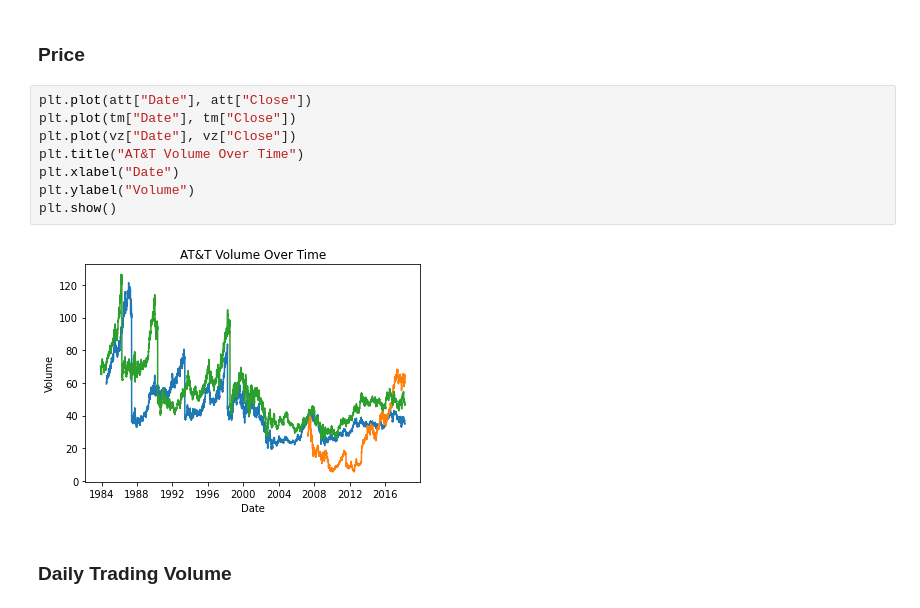
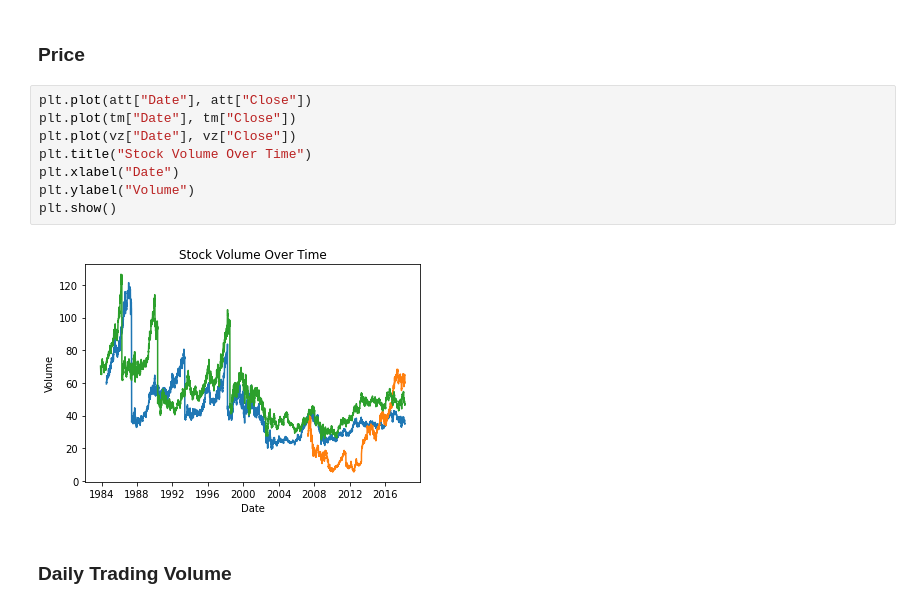
Before and after one commit to mssubaiti/Project1_Group1, a Jupyter notebook: new.ipynb, the cells around one changed output. Drawn from its saved outputs; the diff is of its cells as text.

```diff
--- a/new.ipynb
+++ b/new.ipynb
@@ -63,13 +121,13 @@ plt.show()
 # %%
 plt.plot(att["Date"], att["Close"])
 plt.plot(tm["Date"], tm["Close"])
 plt.plot(vz["Date"], vz["Close"])
-plt.title("AT&T Volume Over Time")
+plt.title("Stock Volume Over Time")
 plt.xlabel("Date")
 plt.ylabel("Volume")
 plt.show()
 # %% [output]
-[figure, old version]
+[figure, new version]
 # %% [markdown]
 ### Daily Trading Volume
 # %%
```
Also changed, not shown: parts of 25 cells of this notebook.
